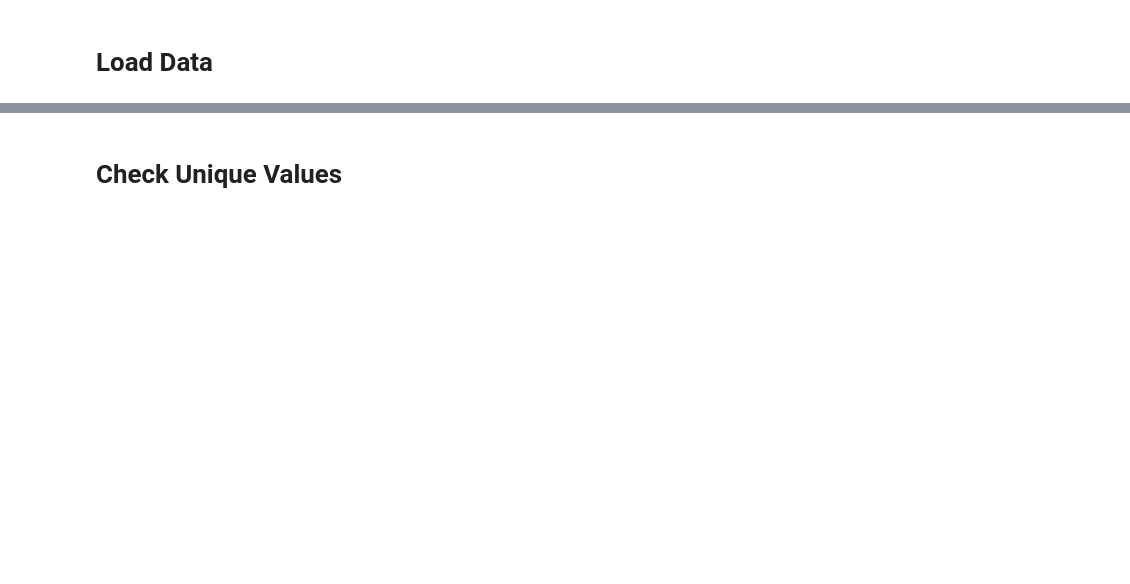
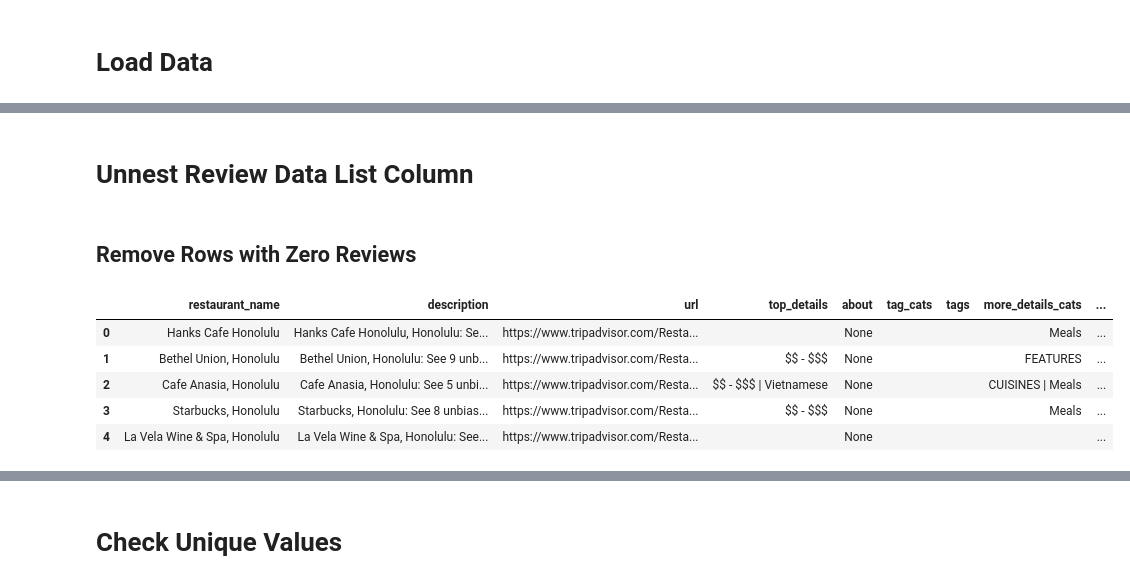
Before and after one commit to chelseanbr/hon-eats-recommender, a Jupyter notebook: eda.ipynb, the cells around one changed output, grey strips where cells are left out. Saved outputs shown, nothing was run; the diff lists cells and outputs as text; code cells hidden in the pictures; blank space fills up the shorter version.

```diff
--- a/eda.ipynb
+++ b/eda.ipynb
@@ -43,0 +62,14 @@ memory usage: 2.5+ MB
+# %% [markdown]
+# Unnest Review Data List Column
+# %% [markdown]
+## Remove Rows with Zero Reviews
+# %%
+df_nonzero_reviews = df[(df['review_data'].apply(lambda x: len(x))>=1) & (~df['num_reviews'].isnull())].copy()
+df_nonzero_reviews.head()
+# %% [output]
+|  | restaurant_name | description | url | top_details | about | tag_cats | tags | more_details_cats | ... |
+| 0 | Hanks Cafe Honolulu | Hanks Cafe Honolulu, Honolulu: Se... | https://www.tripadvisor.com/Resta... |  | None |  |  | Meals | ... |
+| 1 | Bethel Union, Honolulu | Bethel Union, Honolulu: See 9 unb... | https://www.tripadvisor.com/Resta... | $$ - $$$ | None |  |  | FEATURES | ... |
+| 2 | Cafe Anasia, Honolulu | Cafe Anasia, Honolulu: See 5 unbi... | https://www.tripadvisor.com/Resta... | $$ - $$$ | Vietnamese | None |  |  | CUISINES | Meals | ... |
+| 3 | Starbucks, Honolulu | Starbucks, Honolulu: See 8 unbias... | https://www.tripadvisor.com/Resta... | $$ - $$$ | None |  |  | Meals | ... |
+| 4 | La Vela Wine & Spa, Honolulu | La Vela Wine & Spa, Honolulu: See... | https://www.tripadvisor.com/Resta... |  | None |  |  |  | ... |
```
Also changed, not shown: parts of 47 cells of this notebook.
